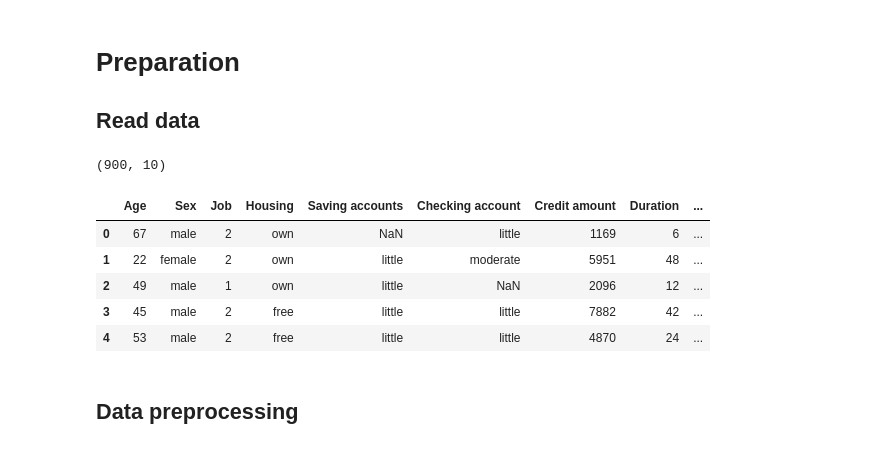
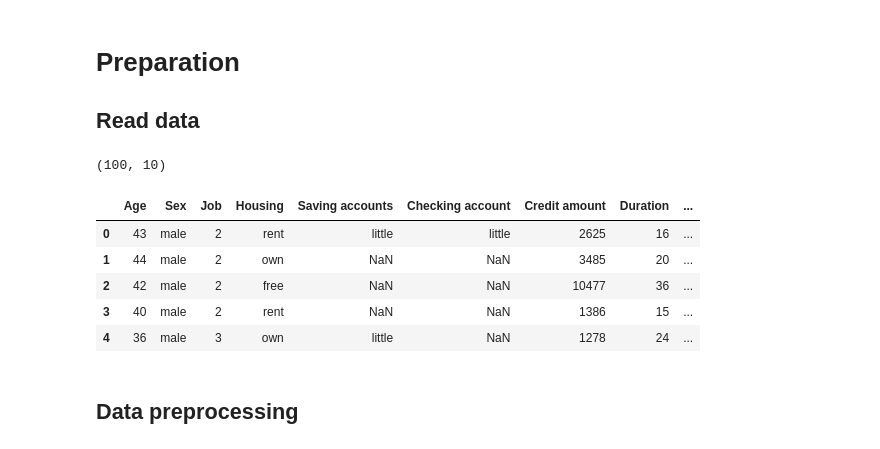
Before and after one commit to LeatherBag011235/ML-course-at-ICEF, a Jupyter notebook: seminars/7 Decision_trees.ipynb, the cells around one changed output. Cells and saved outputs as stored; diff of their text form; code cells hidden in the pictures.

```diff
--- a/seminars/7 Decision_trees.ipynb
+++ b/seminars/7 Decision_trees.ipynb
@@ -30,18 +30,18 @@ warnings.filterwarnings("ignore")
 
 ## Read data
 # %%
-df = pd.read_csv('german_credit_data_train.csv')
+df = pd.read_csv(r'C:\Users\310\Desktop\Progects_Py\ML-course-at-ICEF\data\german_credit_data_test.csv ')
 
 print(df.shape)
 df.head()
 # %% [output]
-(900, 10)
+(100, 10)
 |  | Age | Sex | Job | Housing | Saving accounts | Checking account | Credit amount | Duration | ... |
-| 0 | 67 | male | 2 | own | NaN | little | 1169 | 6 | ... |
-| 1 | 22 | female | 2 | own | little | moderate | 5951 | 48 | ... |
-| 2 | 49 | male | 1 | own | little | NaN | 2096 | 12 | ... |
-| 3 | 45 | male | 2 | free | little | little | 7882 | 42 | ... |
-| 4 | 53 | male | 2 | free | little | little | 4870 | 24 | ... |
+| 0 | 43 | male | 2 | rent | little | little | 2625 | 16 | ... |
+| 1 | 44 | male | 2 | own | NaN | NaN | 3485 | 20 | ... |
+| 2 | 42 | male | 2 | free | NaN | NaN | 10477 | 36 | ... |
+| 3 | 40 | male | 2 | rent | NaN | NaN | 1386 | 15 | ... |
+| 4 | 36 | male | 3 | own | little | NaN | 1278 | 24 | ... |
 # %% [markdown]
 ## Data preprocessing
 # %%
```
Also changed, not shown: parts of 2 cells of this notebook, 3 other files.
